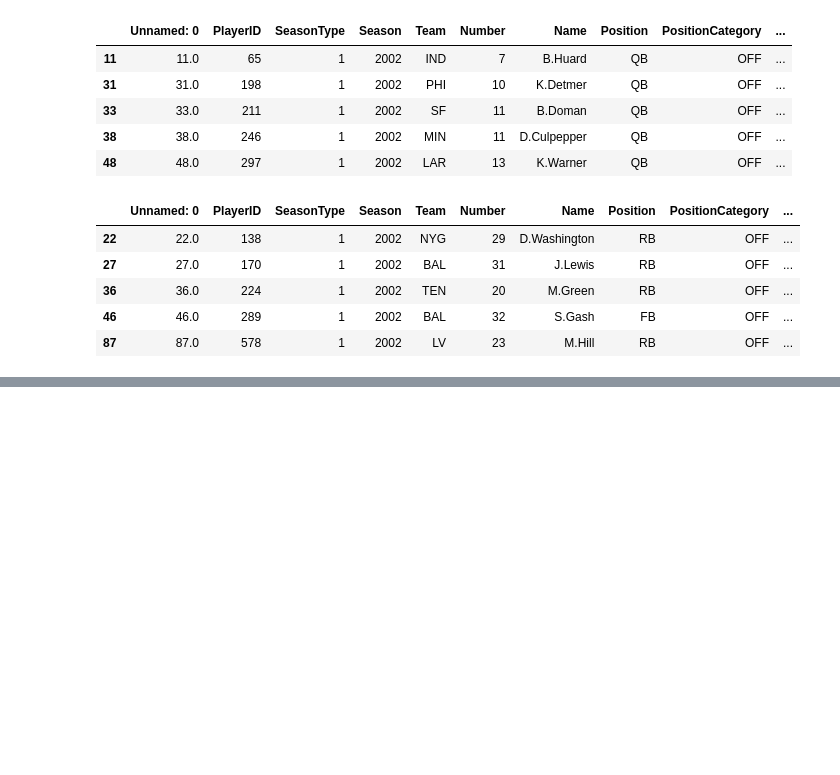
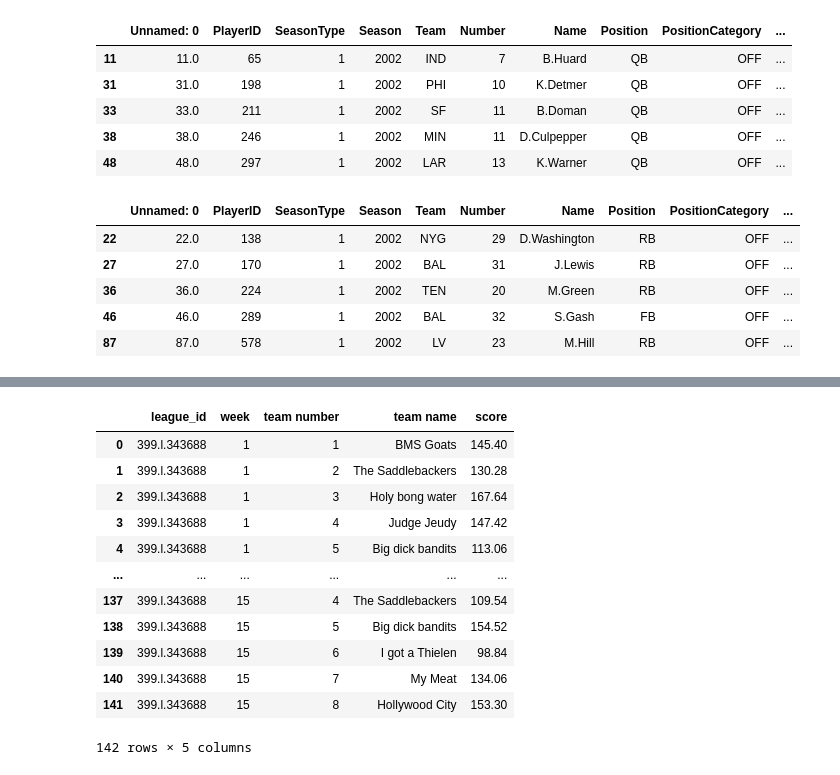
Before and after one commit to ffb-optimal-draft/ffb-draft-strategy, a Jupyter notebook: ian_explore.ipynb, the cells around one changed output, grey strips where cells are left out. Saved outputs shown, nothing was run; the diff lists cells and outputs as text; code cells hidden in the pictures; blank space fills up the shorter version.

```diff
--- a/ian_explore.ipynb
+++ b/ian_explore.ipynb
@@ -210,0 +332,4 @@ week_data
+# %%
+f = open('ffl.json')
+# %%
+data = json.load(f)
@@ -210,0 +358,44 @@ week_data
+# %%
+team_name = []
+scores = []
+week = []
+team_num = []
+num = 0
+
+df = pd.DataFrame(columns=['league_id','week','team number','team name','score'])
+
+for i in range(1,16):
+    team_name = []
+    scores = []
+    week = []
+    team_num = []
+    num = 0
+    for key in data['399.l.343688']['420 League'][f'Week_{i}']:
+        for name in data['399.l.343688']['420 League'][f'Week_{i}'][key]:
+            num += 1
+            team_num.append(num)
+            week.append(i)
+            team_name.append(name)
+            scores.append(data['399.l.343688']['420 League'][f'Week_{i}'][key][name])
+
+    df1 = pd.DataFrame({'league_id':'399.l.343688','week':i,'team number':team_num,
+                  'team name':team_name,'score':scores})
+    df = df.append(df1)
+# %%
+df=df.reset_index(drop=True)
+# %%
+df
+# %% [output]
+|  | league_id | week | team number | team name | score |
+| 0 | 399.l.343688 | 1 | 1 | BMS Goats | 145.40 |
+| 1 | 399.l.343688 | 1 | 2 | The Saddlebackers | 130.28 |
+| 2 | 399.l.343688 | 1 | 3 | Holy bong water | 167.64 |
+| 3 | 399.l.343688 | 1 | 4 | Judge Jeudy | 147.42 |
+| 4 | 399.l.343688 | 1 | 5 | Big dick bandits | 113.06 |
+| ... | ... | ... | ... | ... | ... |
+| 137 | 399.l.343688 | 15 | 4 | The Saddlebackers | 109.54 |
+| 138 | 399.l.343688 | 15 | 5 | Big dick bandits | 154.52 |
+| 139 | 399.l.343688 | 15 | 6 | I got a Thielen | 98.84 |
+| 140 | 399.l.343688 | 15 | 7 | My Meat | 134.06 |
+| 141 | 399.l.343688 | 15 | 8 | Hollywood City | 153.30 |
+142 rows × 5 columns
```
Also changed, not shown: parts of 40 cells of this notebook, 4 other files.
